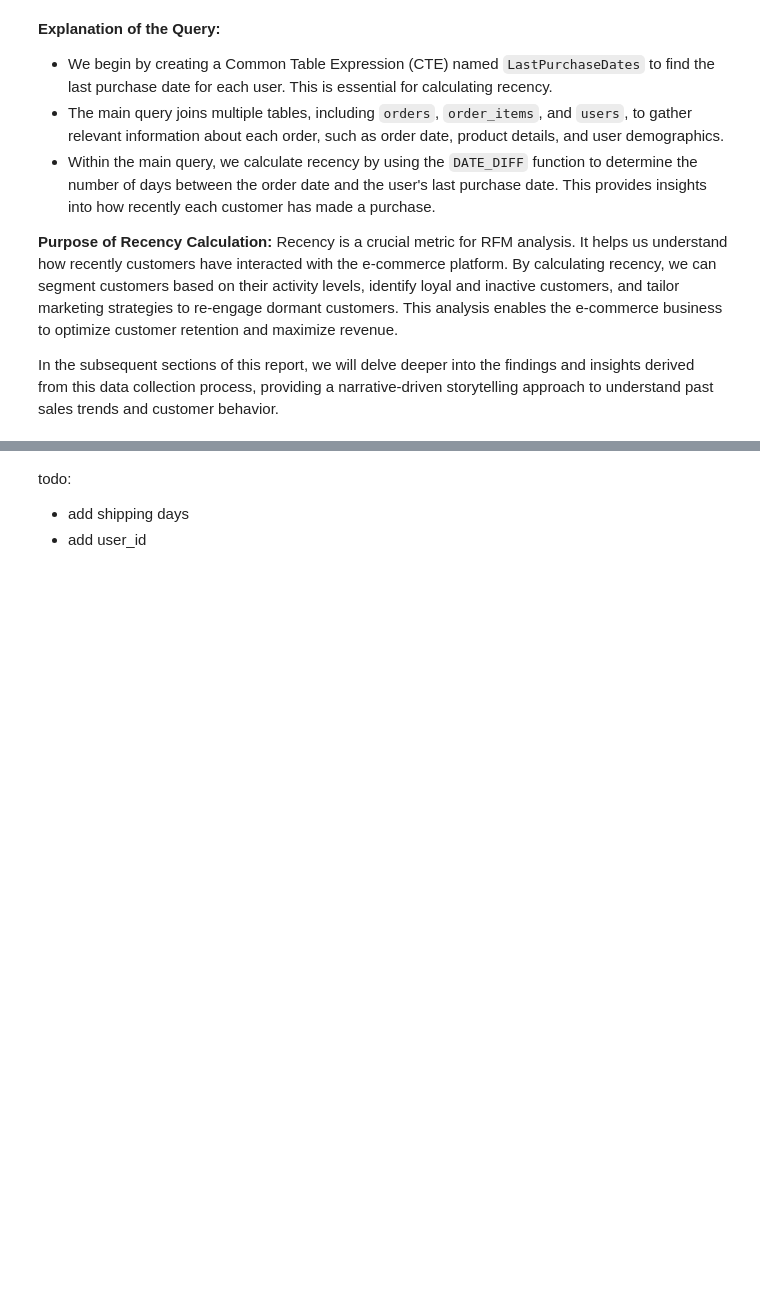
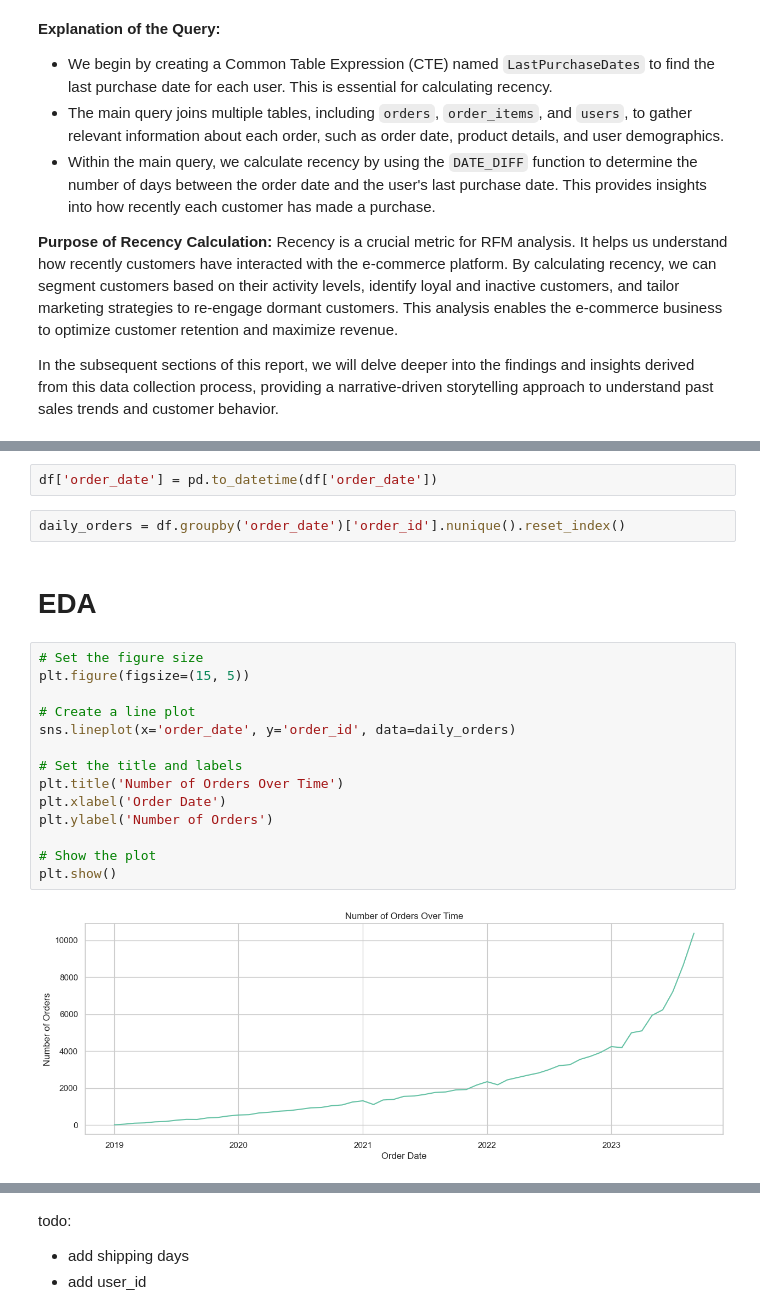
Before and after one commit to ramdhanhdy/DS_Project, a Jupyter notebook: thelook_ecommerce/data_collection_and_preprocess.ipynb, the cells around one changed output, grey strips where cells are left out. Drawn from its saved outputs; the diff is of its cells as text; blank space fills up the shorter version.

```diff
--- a/thelook_ecommerce/data_collection_and_preprocess.ipynb
+++ b/thelook_ecommerce/data_collection_and_preprocess.ipynb
@@ -98,0 +135,22 @@ df
+# %%
+df['order_date'] = pd.to_datetime(df['order_date'])
+# %%
+daily_orders = df.groupby('order_date')['order_id'].nunique().reset_index()
+# %% [markdown]
+# EDA
+# %%
+# Set the figure size
+plt.figure(figsize=(15, 5))
+
+# Create a line plot
+sns.lineplot(x='order_date', y='order_id', data=daily_orders)
+
+# Set the title and labels
+plt.title('Number of Orders Over Time')
+plt.xlabel('Order Date')
+plt.ylabel('Number of Orders')
+
+# Show the plot
+plt.show()
+# %% [output]
+[figure, added]
```
Also changed, not shown: parts of 15 cells of this notebook, 1 other file.
